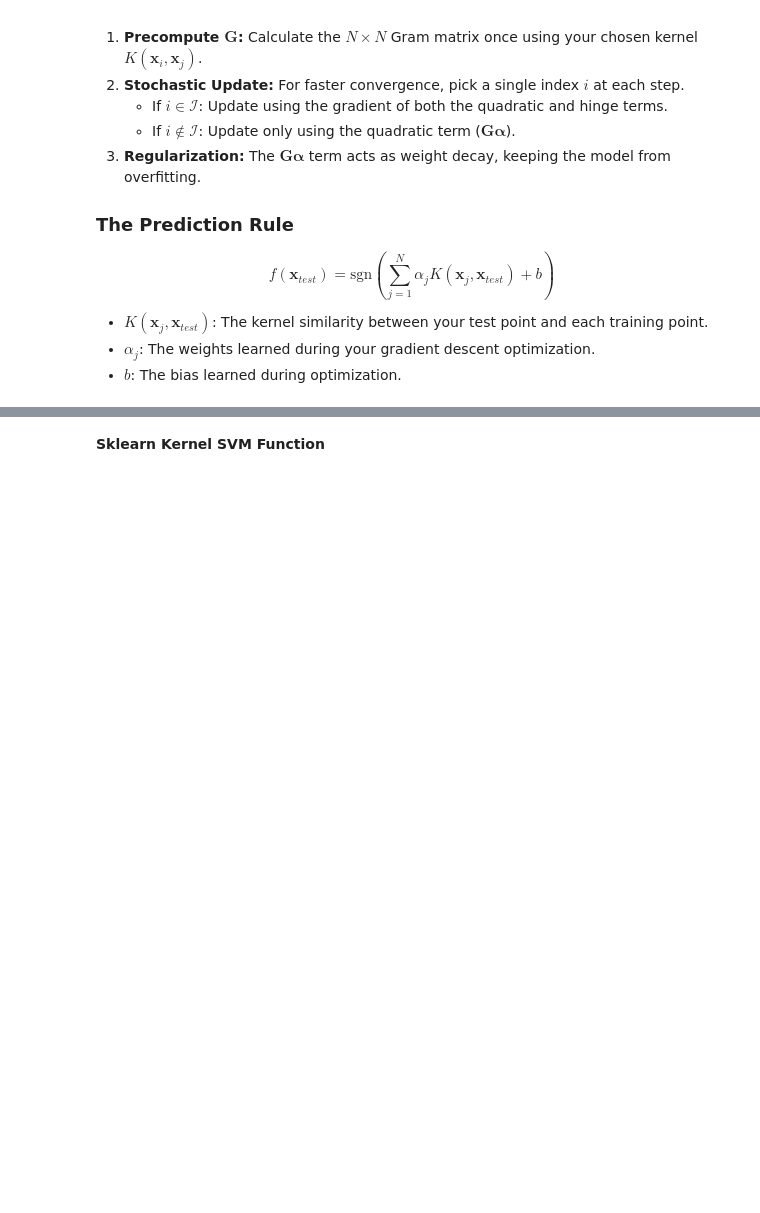
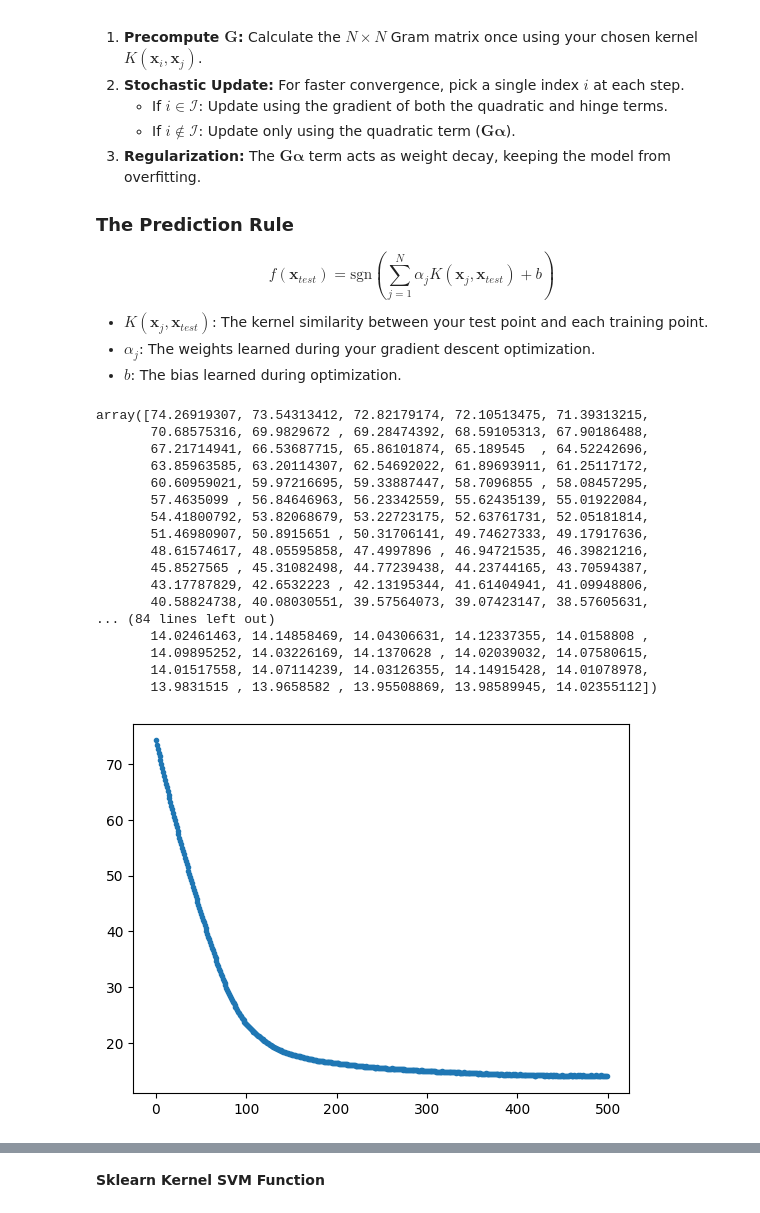
Before and after one commit to nickplas/Intro_to_ML_25-26, a Jupyter notebook: notebooks/Lab-14.KPCA-KSVM.ipynb, the cells around one changed output, grey strips where cells are left out. Cells and saved outputs as stored; diff of their text form; code cells hidden in the pictures; blank space fills up the shorter version.

```diff
--- a/notebooks/Lab-14.KPCA-KSVM.ipynb
+++ b/notebooks/Lab-14.KPCA-KSVM.ipynb
@@ -279,12 +294,70 @@ def svm_training(X, labels, lam, Iter, gamma):
     return W, L
 # %%
 # implement helper functions for ksvm
+
+def ksvm_loss(K, y, alpha, bias, C):
+    L  = 0.5 * np.dot(alpha, np.dot(K,alpha))
+    z  = y *(np.dot(K,alpha) + bias)
+    L += C * np.sum(hingeFunction(z))
+    return L
+
+def ksvm_grad(K, y, alpha, bias, C):
+    z  = y * (np.dot(K,alpha) + bias)
+    g_alpha = np.dot(K,alpha) - C * np.dot(K, hingesubgrad_ksvm(z) * y)
+    g_b     = -C * np.sum(hingesubgrad_ksvm(z) * y)
+    return g_alpha, g_b
+
+def ksvm_training(K, y, iter, C, eta):
+    # get dimensions
+
+    n = K.shape[0]
+    bias = 0.
+    alpha = np.zeros(n)
+
+    L = np.zeros(iter)
+
+    for i in range(iter):
+        g_alpha, g_bias = ksvm_grad(K, y, alpha, bias, C)
+
+        alpha = alpha - eta * g_alpha
+        bias = bias - eta * g_bias
+        # update weights using subgradient descent algorithm
+        L[i] = ksvm_loss(K, y, alpha, bias, C)
+
+    return alpha, bias, L
 # %%
 from sklearn.model_selection import train_test_split
 
 X_train, X_test, y_train, y_test = train_test_split(X, y, test_size=0.25, random_state=42)
 
 kernel_type = 'rbf'
-param = 15
+param = 0.01
 
-# implement and test kernel SVM with our defined kernel and SVM
+y_train = y_train * 2 - 1
+y_test = y_test * 2 - 1
+
+K_train = np.array([[kernelFunc(xi, xj, kernel_type, param) for xi in X_train] for xj in X_train])
+
+# implement and test kernel SVM with our defined kernel and SVM k
+alpha, bias, L = ksvm_training(K_train, y_train, 500, 1, 0.001)
+plt.plot(L, ".-")
+L
+# %% [output]
+array([74.26919307, 73.54313412, 72.82179174, 72.10513475, 71.39313215,
+       70.68575316, 69.9829672 , 69.28474392, 68.59105313, 67.90186488,
+       67.21714941, 66.53687715, 65.86101874, 65.189545  , 64.52242696,
+       63.85963585, 63.20114307, 62.54692022, 61.89693911, 61.25117172,
+       60.60959021, 59.97216695, 59.33887447, 58.7096855 , 58.08457295,
+       57.4635099 , 56.84646963, 56.23342559, 55.62435139, 55.01922084,
+       54.41800792, 53.82068679, 53.22723175, 52.63761731, 52.05181814,
+       51.46980907, 50.8915651 , 50.31706141, 49.74627333, 49.17917636,
+       48.61574617, 48.05595858, 47.4997896 , 46.94721535, 46.39821216,
+       45.8527565 , 45.31082498, 44.77239438, 44.23744165, 43.70594387,
+       43.17787829, 42.6532223 , 42.13195344, 41.61404941, 41.09948806,
+       40.58824738, 40.08030551, 39.57564073, 39.07423147, 38.57605631,
+... (84 lines left out)
+       14.02461463, 14.14858469, 14.04306631, 14.12337355, 14.0158808 ,
+       14.09895252, 14.03226169, 14.1370628 , 14.02039032, 14.07580615,
+       14.01517558, 14.07114239, 14.03126355, 14.14915428, 14.01078978,
+       13.9831515 , 13.9658582 , 13.95508869, 13.98589945, 14.02355112])
+[figure, added]
```
Also changed, not shown: parts of 19 cells of this notebook, 1 other file.
